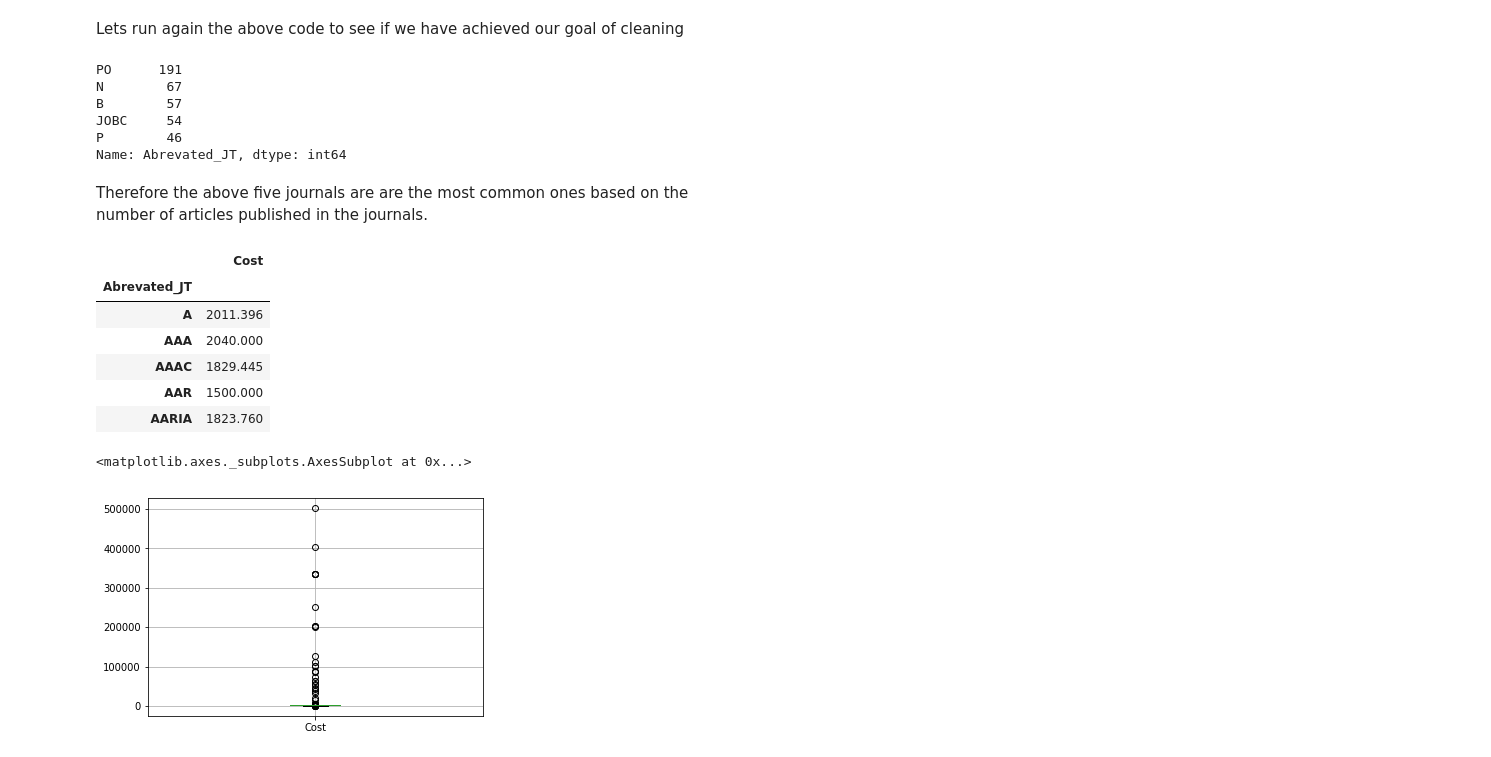
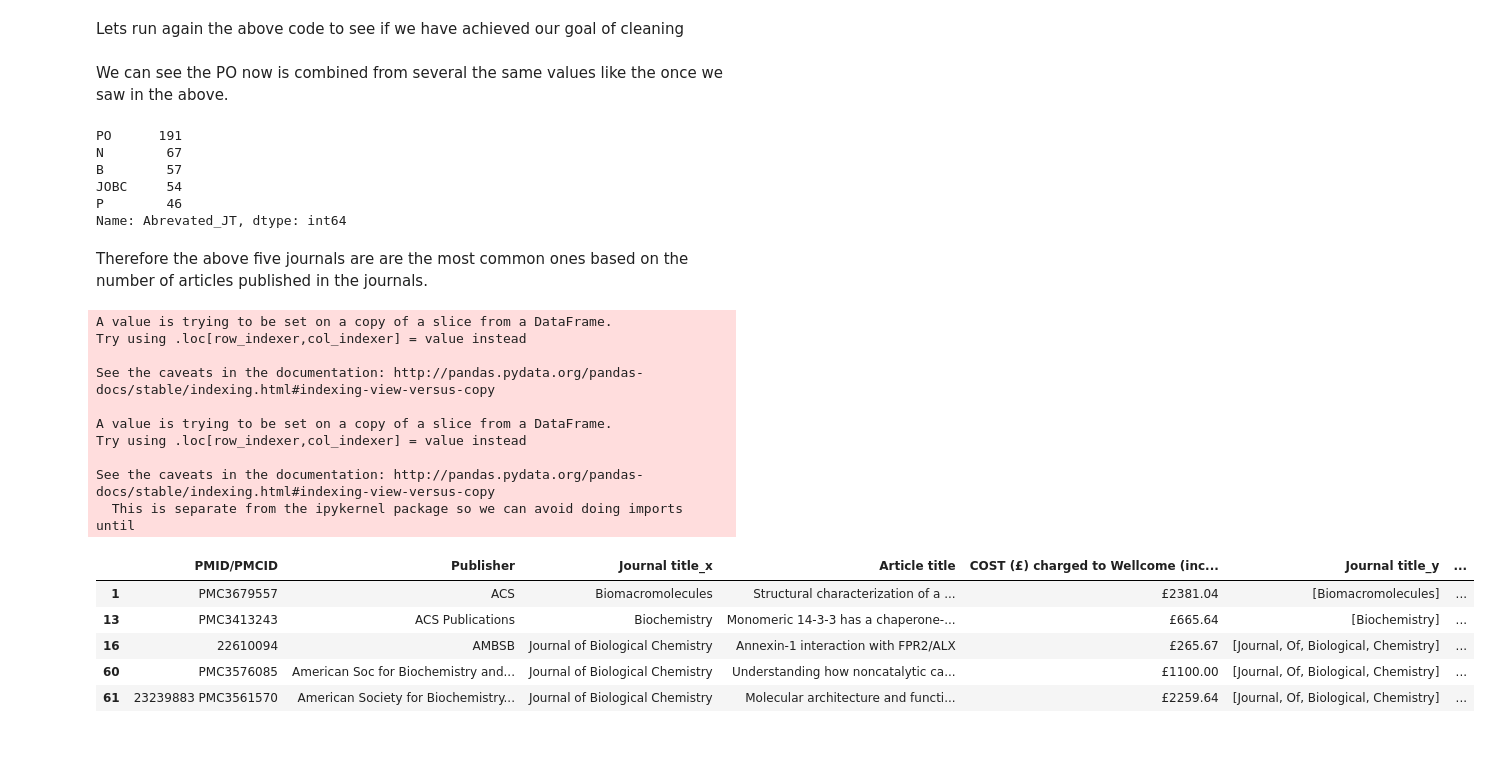
Before and after one commit to AmanuelKG/sharing_thinkful, a Jupyter notebook: data_cleaning_1/data_cleaning_assign.ipynb, the cells around one changed output. Drawn from its saved outputs; the diff is of its cells as text; code cells hidden in the pictures.

Commit message:
modified and finalised the data_cleaning_1 assignment

```diff
--- a/data_cleaning_1/data_cleaning_assign.ipynb
+++ b/data_cleaning_1/data_cleaning_assign.ipynb
@@ -4,7 +4,7 @@ import numpy as np
 import matplotlib.pyplot as plt
 import seaborn as sns
 # %%
-df = pd.read_csv('WELLCOME_APCspend2013_forThinkful.csv', encoding = 'latin-1')
+df = pd.read_csv('/Users/ema/projects/sharing_thinkful/data_cleaning_1/APCspend2013.csv', encoding = 'latin-1')
 # %%
 df.head()
 # %% [output]
@@ -119,36 +119,39 @@ new_df1.head()
 | 4 | 23438216 PMC3601604 | ACS | J Org Chem | Regioselective opening of myo-ino... | £685.88 | [J, Org, Chem] | ... |
 # %% [markdown]
 Lets run again the above code to see if we have achieved our goal of cleaning
-# %%
-new_df1['Abrevated_JT'].value_counts().head()
-#We can see the PO now is combined from several the same values
-# %% [output]
-PO      191
-N        67
-B        57
-JOBC     54
-P        46
-Name: Abrevated_JT, dtype: int64
+# %% [markdown]
+We can see the PO now is combined from several the same values like the once we saw in the above.
+# %%
+new_df1['Abrevated_JT'].value_counts().head()
+# %% [output]
+PO      191
+N        67
+B        57
+JOBC     54
+P        46
+Name: Abrevated_JT, dtype: int64
 # %% [markdown]
 Therefore the above five journals are are the most common ones based on the number of articles published in the
 journals.
 # %%
-new_df1['Cost'] = new_df1['COST (£) charged to Wellcome (inc VAT when charged)'].str.split('£').str[1]
-new_df1['Cost'] = new_df1['Cost'].apply(lambda x: float(x))
-mean_df = new_df1.groupby('Abrevated_JT').mean()
-mean_df.head()
+five_journals = new_df1[new_df1['Abrevated_JT'].isin(['PO','N','B','JOBC','P'])]
+five_journals['Cost'] = five_journals['COST (£) charged to Wellcome (inc VAT when charged)'].str.split('£').str[1]
+five_journals['Cost'] = five_journals['Cost'].apply(lambda x: float(x))
+five_journals.head()
 # %% [output]
+A value is trying to be set on a copy of a slice from a DataFrame.
+Try using .loc[row_indexer,col_indexer] = value instead
+
+See the caveats in the documentation: http://pandas.pydata.org/pandas-docs/stable/indexing.html#indexing-view-versus-copy
+
+A value is trying to be set on a copy of a slice from a DataFrame.
+Try using .loc[row_indexer,col_indexer] = value instead
+
+See the caveats in the documentation: http://pandas.pydata.org/pandas-docs/stable/indexing.html#indexing-view-versus-copy
+  This is separate from the ipykernel package so we can avoid doing imports until
-|  | Cost |
-| Abrevated_JT |  |
-| A | 2011.396 |
-| AAA | 2040.000 |
-| AAAC | 1829.445 |
-| AAR | 1500.000 |
-| AARIA | 1823.760 |
+|  | PMID/PMCID | Publisher | Journal title_x | Article title | COST (£) charged to Wellcome (inc... | Journal title_y | ... |
+| 1 | PMC3679557 | ACS | Biomacromolecules | Structural characterization of a ... | £2381.04 | [Biomacromolecules] | ... |
+| 13 | PMC3413243 | ACS Publications | Biochemistry | Monomeric 14-3-3 has a chaperone-... | £665.64 | [Biochemistry] | ... |
+| 16 | 22610094 | AMBSB | Journal of Biological Chemistry | Annexin-1 interaction with FPR2/ALX | £265.67 | [Journal, Of, Biological, Chemistry] | ... |
+| 60 | PMC3576085 | American Soc for Biochemistry and... | Journal of Biological Chemistry | Understanding how noncatalytic ca... | £1100.00 | [Journal, Of, Biological, Chemistry] | ... |
+| 61 | 23239883 PMC3561570 | American Society for Biochemistry... | Journal of Biological Chemistry | Molecular architecture and functi... | £2259.64 | [Journal, Of, Biological, Chemistry] | ... |
-# %%
-quantile = mean_df.Cost.quantile(0.99)
-outliers_removed = mean_df[mean_df.Cost < quantile]
-outliers_removed.boxplot()
-# %% [output]
-<matplotlib.axes._subplots.AxesSubplot at 0x...>
-[figure, removed]
```
Also changed, not shown: parts of 6 cells of this notebook, 1 other file.
